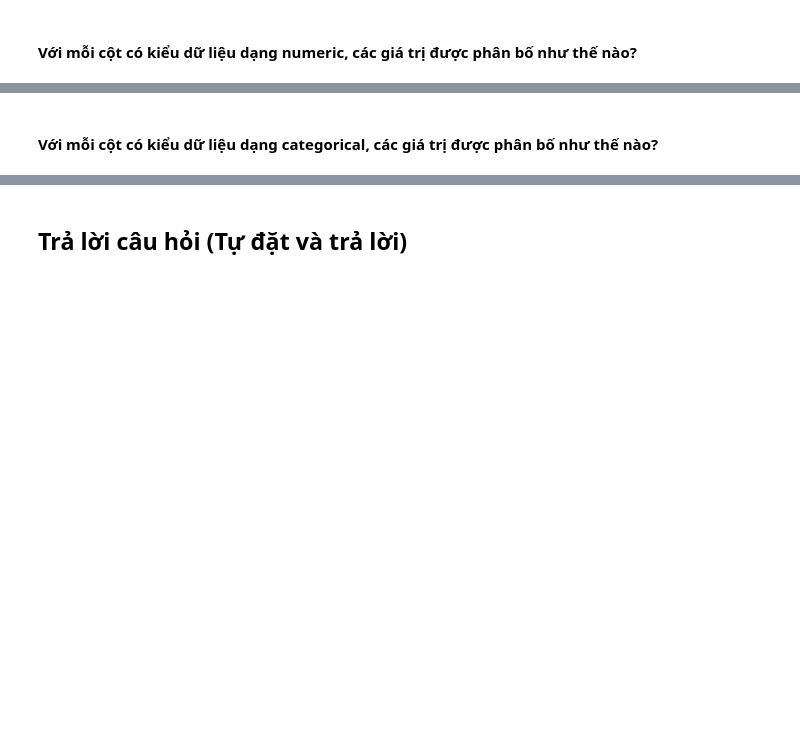
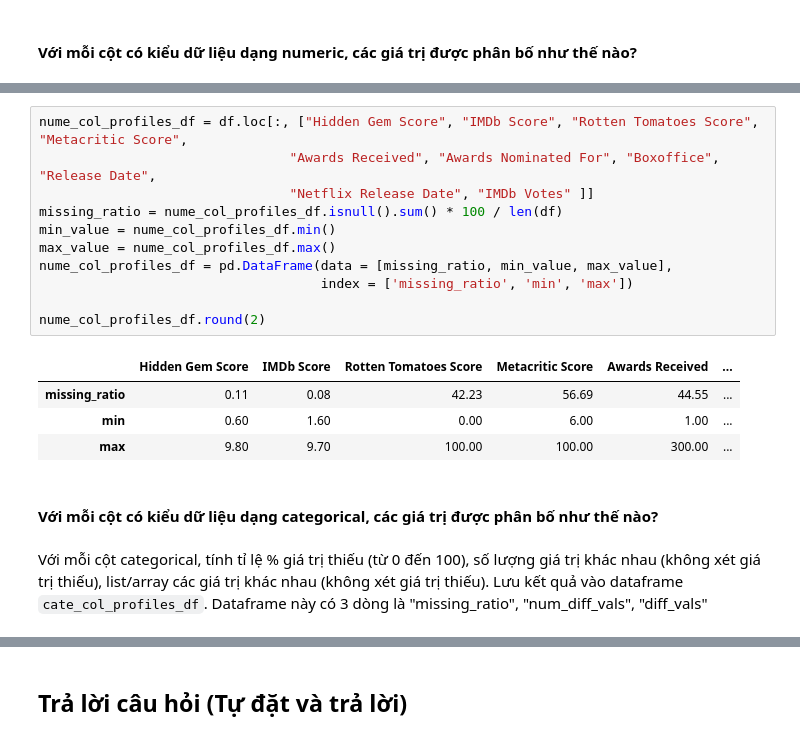
Before and after one commit to VienHaiYen/Netflix-dataset-2021, a Jupyter notebook: main.ipynb, the cells around one changed output, grey strips where cells are left out. Drawn from its saved outputs; the diff is of its cells as text; blank space fills up the shorter version.

Commit message:
numeric and categorical discovery

```diff
--- a/main.ipynb
+++ b/main.ipynb
@@ -221,2 +225,20 @@ Name: Genre, Length: 9425, dtype: object
+# %%
+nume_col_profiles_df = df.loc[:, ["Hidden Gem Score", "IMDb Score", "Rotten Tomatoes Score", "Metacritic Score",
+                                "Awards Received", "Awards Nominated For", "Boxoffice", "Release Date",
+                                "Netflix Release Date", "IMDb Votes" ]]
+missing_ratio = nume_col_profiles_df.isnull().sum() * 100 / len(df)
+min_value = nume_col_profiles_df.min()
+max_value = nume_col_profiles_df.max()
+nume_col_profiles_df = pd.DataFrame(data = [missing_ratio, min_value, max_value],
+                                    index = ['missing_ratio', 'min', 'max'])
+
+nume_col_profiles_df.round(2)
+# %% [output]
+|  | Hidden Gem Score | IMDb Score | Rotten Tomatoes Score | Metacritic Score | Awards Received | ... |
+| missing_ratio | 0.11 | 0.08 | 42.23 | 56.69 | 44.55 | ... |
+| min | 0.60 | 1.60 | 0.00 | 6.00 | 1.00 | ... |
+| max | 9.80 | 9.70 | 100.00 | 100.00 | 300.00 | ... |
 # %% [markdown]
 #### Với mỗi cột có kiểu dữ liệu dạng categorical, các giá trị được phân bố như thế nào?
+# %% [markdown]
+Với mỗi cột categorical, tính tỉ lệ % giá trị thiếu (từ 0 đến 100), số lượng giá trị khác nhau (không xét giá trị thiếu), list/array các giá trị khác nhau (không xét giá trị thiếu). Lưu kết quả vào dataframe `cate_col_profiles_df`. Dataframe này có 3 dòng là "missing_ratio", "num_diff_vals", "diff_vals"
```
Also changed, not shown: parts of 8 cells of this notebook.
